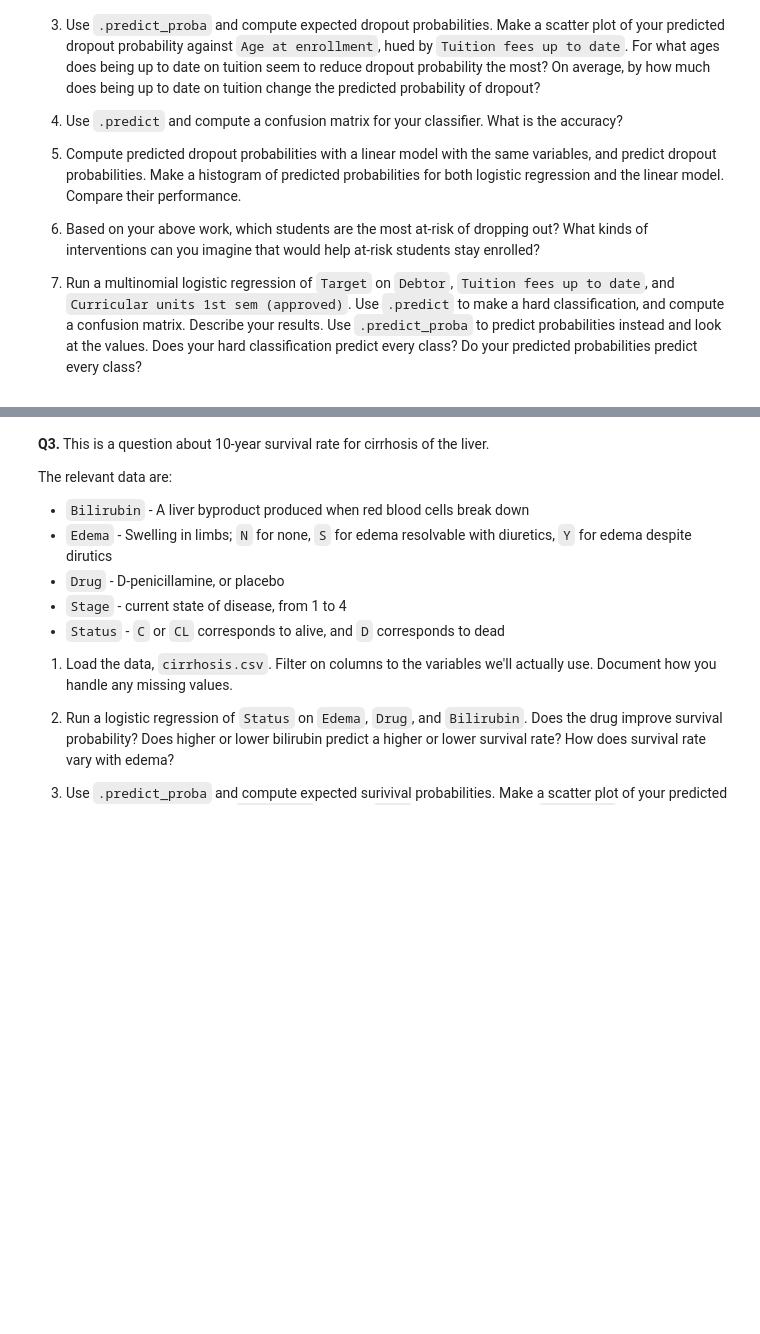
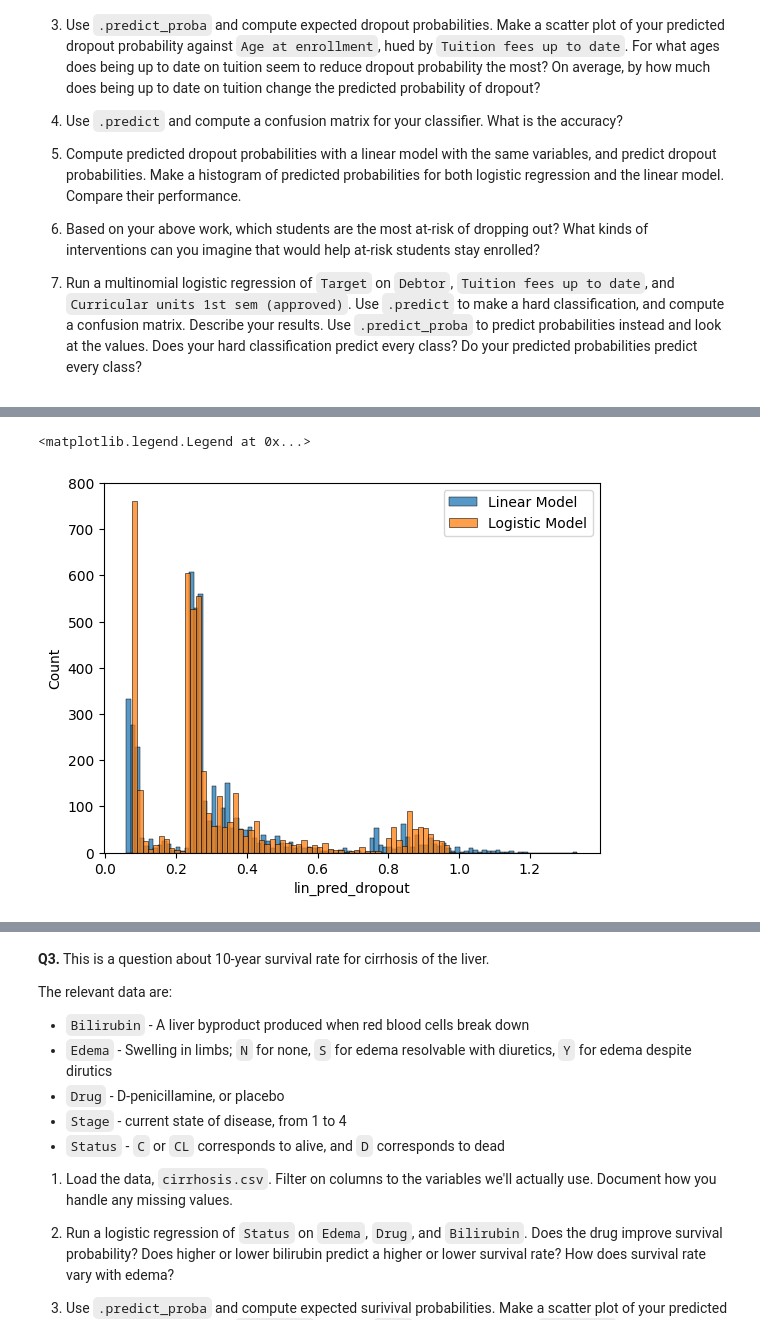
Before and after one commit to dishidhak/DS3021assignment02, a Jupyter notebook: 05_dd_glm.ipynb, the cells around one changed output, grey strips where cells are left out. Drawn from its saved outputs; the diff is of its cells as text; code cells hidden in the pictures; blank space fills up the shorter version.

```diff
--- a/05_dd_glm.ipynb
+++ b/05_dd_glm.ipynb
@@ -89,0 +172,19 @@ Resolving deltas: 100% (46/46), done.
+# %%
+# 2.5
+from sklearn.linear_model import LinearRegression
+
+x = df.drop(['Curricular units 1st sem (approved)', 'Target', 'log_pred_dropout'], axis=1)
+y_prob_dropout = df['log_pred_dropout']
+
+linreg = LinearRegression()
+
+linreg = linreg.fit(x, y_prob_dropout)
+df['lin_pred_dropout'] = linreg.predict(x)
+
+sns.histplot(data = df, x = 'lin_pred_dropout', label='Linear Model')
+sns.histplot(data = df, x = 'log_pred_dropout', label='Logistic Model')
+
+plt.legend()
+# %% [output]
+<matplotlib.legend.Legend at 0x...>
+[figure, added]
```
Also changed, not shown: parts of 35 cells of this notebook.
